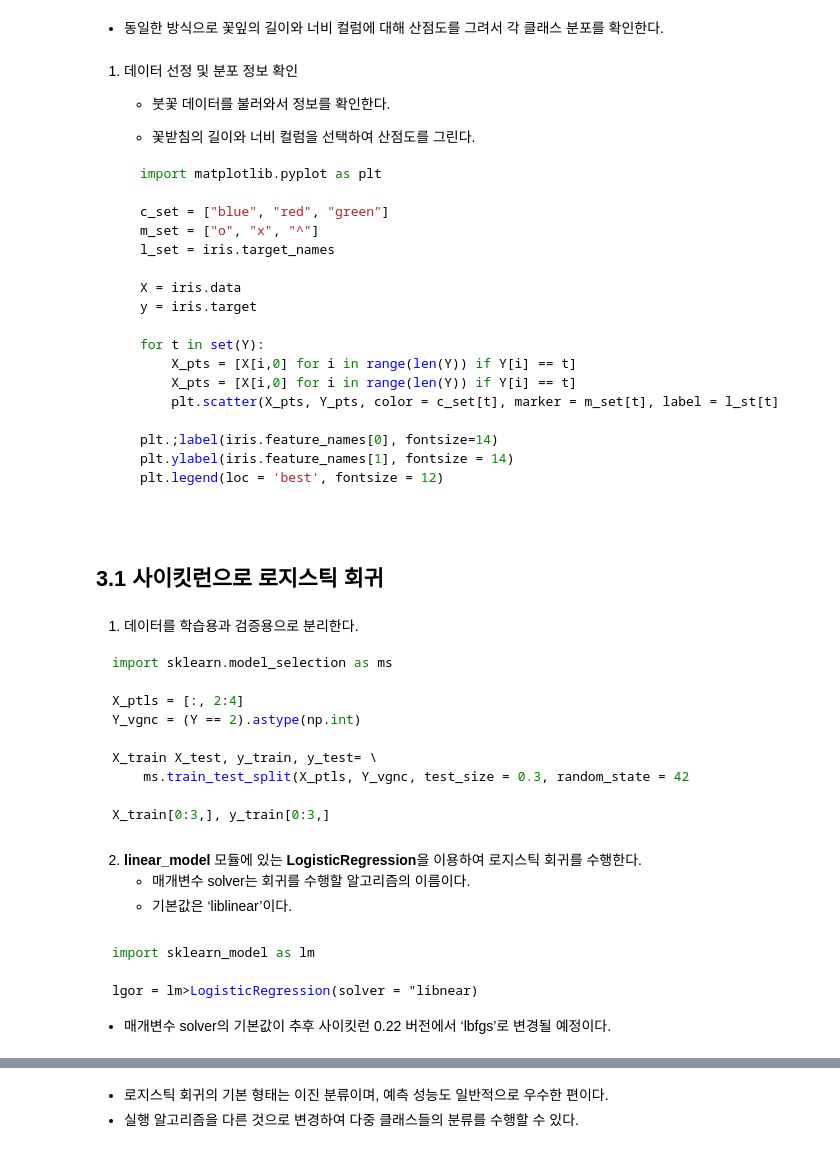
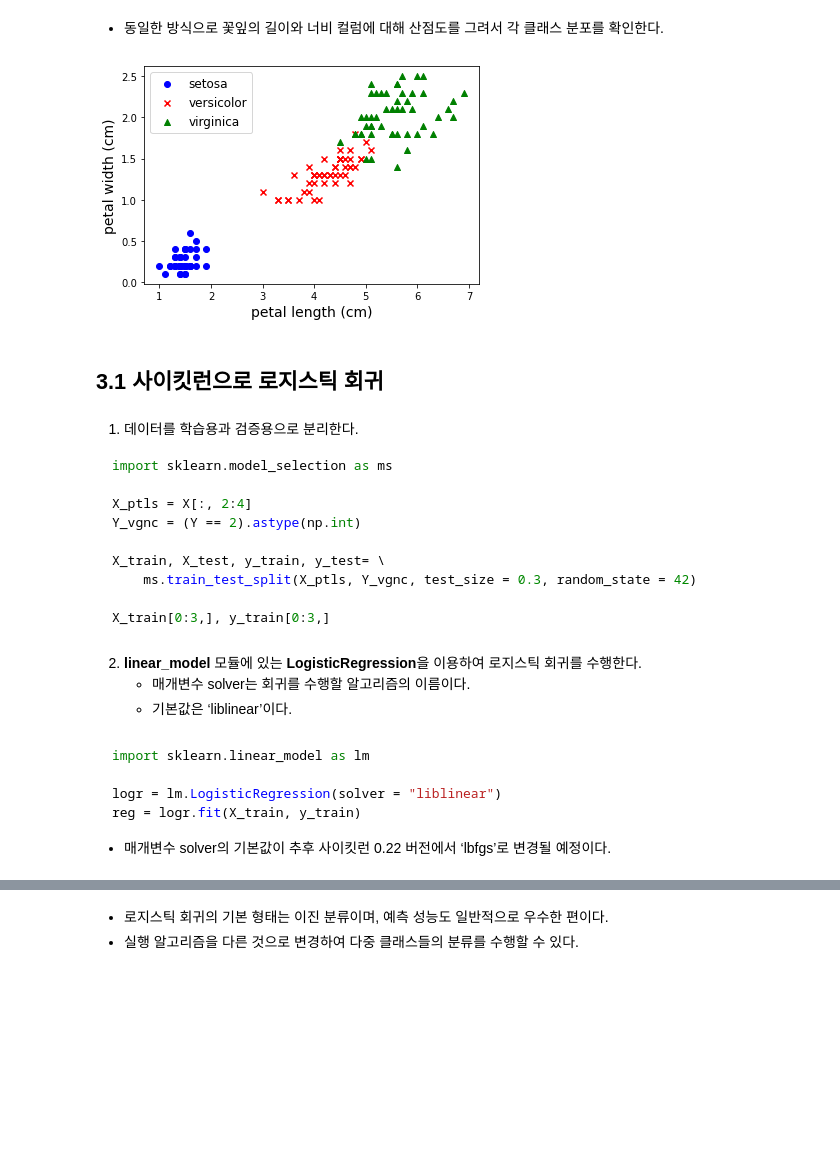
Before and after one commit to seareale/2020-dataCampus-yonsei, a Jupyter notebook: Regression/8.로지스틱 회귀.ipynb, the cells around one changed output, grey strips where cells are left out. Drawn from its saved outputs; the diff is of its cells as text; code cells hidden in the pictures; blank space fills up the shorter version.

Commit message:
Regression update

````diff
--- a/Regression/8.로지스틱 회귀.ipynb
+++ b/Regression/8.로지스틱 회귀.ipynb
@@ -80,28 +106,17 @@ Contents
 # %% [markdown]
 - 동일한 방식으로 꽃잎의 길이와 너비 컬럼에 대해 산점도를 그려서 각 클래스 분포를 확인한다.
-# %% [markdown]
-1. 데이터 선정 및 분포 정보 확인
-    - 붓꽃 데이터를 불러와서 정보를 확인한다.
-
-    - 꽃받침의 길이와 너비 컬럼을 선택하여 산점도를 그린다.
-    ```python
-    import matplotlib.pyplot as plt
-
-    c_set = ["blue", "red", "green"]
-    m_set = ["o", "x", "^"]
-    l_set = iris.target_names
-
-    X = iris.data
-    y = iris.target
-
-    for t in set(Y):
-        X_pts = [X[i,0] for i in range(len(Y)) if Y[i] == t]
-        X_pts = [X[i,0] for i in range(len(Y)) if Y[i] == t]
-        plt.scatter(X_pts, Y_pts, color = c_set[t], marker = m_set[t], label = l_st[t]
-
-    plt.;label(iris.feature_names[0], fontsize=14)
-    plt.ylabel(iris.feature_names[1], fontsize = 14)
-    plt.legend(loc = 'best', fontsize = 12)
+# %%
+for t in set(Y):
+    X_pts = [X[i,2] for i in range(len(Y)) if Y[i] == t]
+    Y_pts = [X[i,3] for i in range(len(Y)) if Y[i] == t]
+    plt.scatter(X_pts, Y_pts, color = c_set[t], marker = m_set[t], label = l_set[t])
+
+plt.xlabel(iris.feature_names[2], fontsize=14)
+plt.ylabel(iris.feature_names[3], fontsize = 14)
+plt.legend(loc = 'best', fontsize = 12)
+plt.show()
+# %% [output]
+[figure, added]
 # %% [markdown]
 ## 3.1 사이킷런으로 로지스틱 회귀
 # %% [markdown]
@@ -110,11 +125,11 @@ Contents
 ```python
 import sklearn.model_selection as ms
 
-X_ptls = [:, 2:4]
+X_ptls = X[:, 2:4]
 Y_vgnc = (Y == 2).astype(np.int)
 
-X_train X_test, y_train, y_test= \
-    ms.train_test_split(X_ptls, Y_vgnc, test_size = 0.3, random_state = 42
+X_train, X_test, y_train, y_test= \
+    ms.train_test_split(X_ptls, Y_vgnc, test_size = 0.3, random_state = 42)
 
 X_train[0:3,], y_train[0:3,]
 ```
@@ -124,9 +139,10 @@ X_train[0:3,], y_train[0:3,]
     - 기본값은 ‘liblinear’이다.
 # %% [markdown]
 ```python
-import sklearn_model as lm
+import sklearn.linear_model as lm
 
-lgor = lm>LogisticRegression(solver = "libnear)
+logr = lm.LogisticRegression(solver = "liblinear")
+reg = logr.fit(X_train, y_train)
 ```
 - 매개변수 solver의 기본값이 추후 사이킷런 0.22 버전에서 ‘lbfgs’로 변경될 예정이다.
 # %% [markdown]
````
Also changed, not shown: parts of 21 cells of this notebook, 4 other files.
